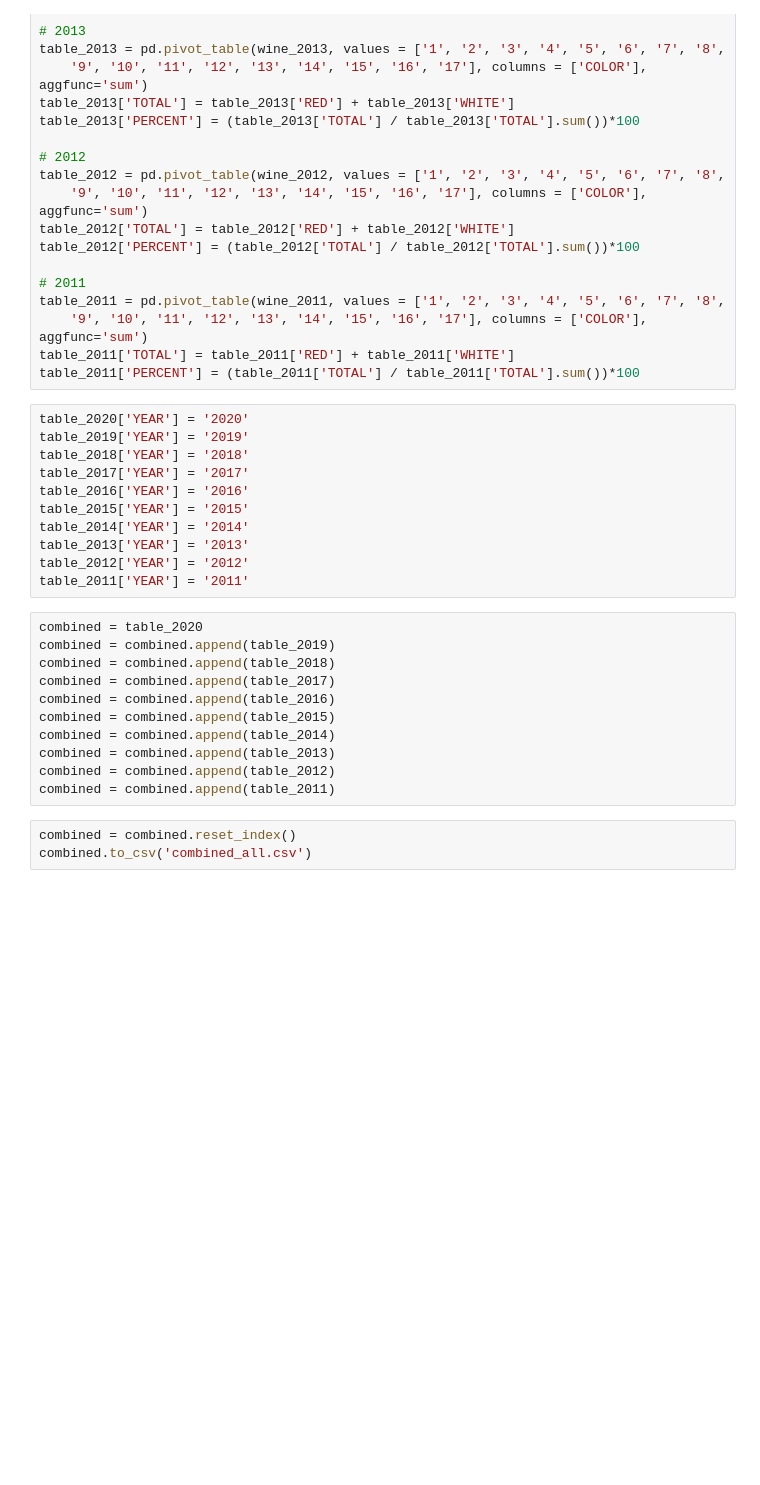
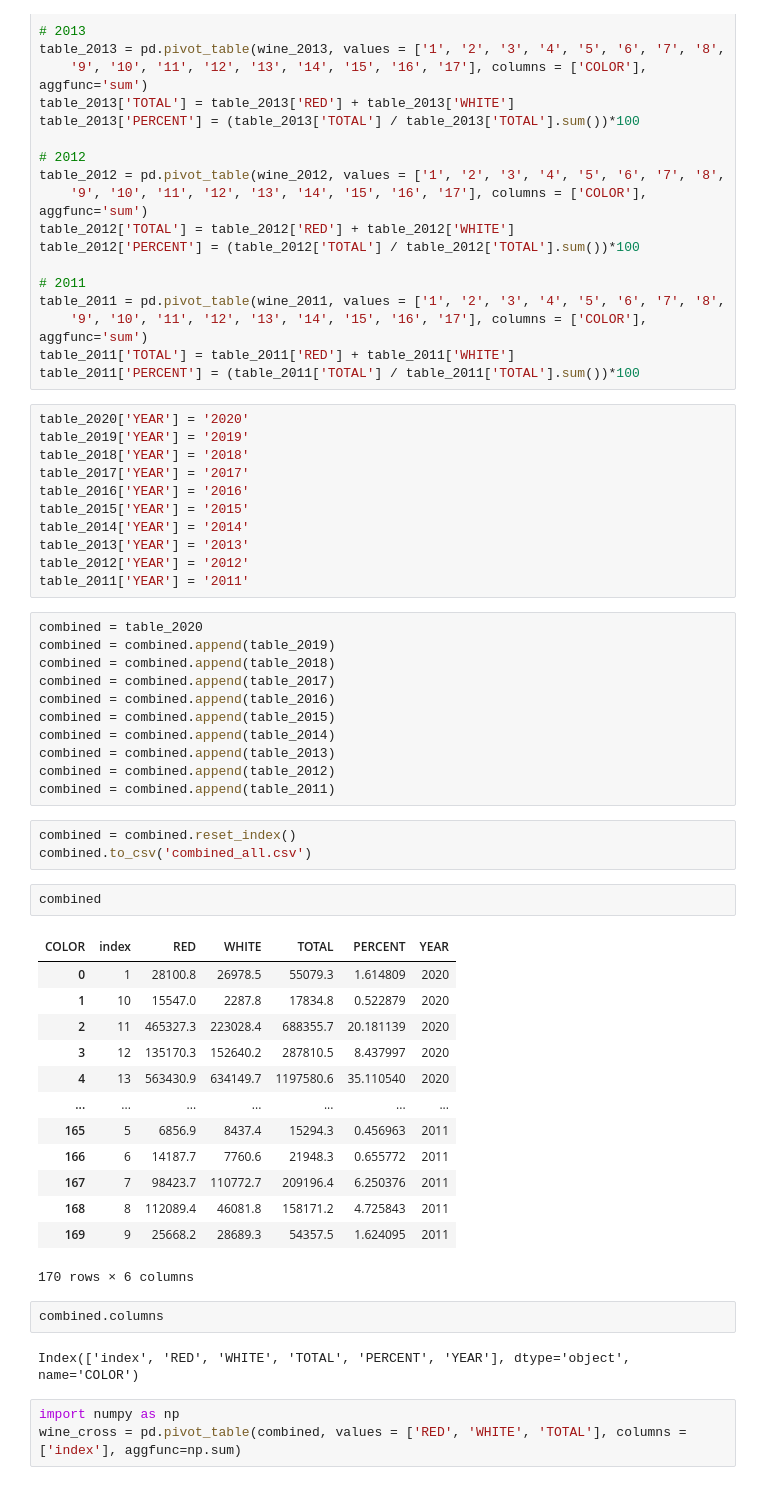
Before and after one commit to jluicci/w209_wine_fires, a Jupyter notebook: usda/viz_final_proj.ipynb, the cells around one changed output. Cells and saved outputs as stored; diff of their text form; blank space fills up the shorter version.

```diff
--- a/usda/viz_final_proj.ipynb
+++ b/usda/viz_final_proj.ipynb
@@ -98,3 +100,26 @@ combined = combined.append(table_2011)
 # %%
 combined = combined.reset_index()
 combined.to_csv('combined_all.csv')
+# %%
+combined
+# %% [output]
+| COLOR | index | RED | WHITE | TOTAL | PERCENT | YEAR |
+| 0 | 1 | 28100.8 | 26978.5 | 55079.3 | 1.614809 | 2020 |
+| 1 | 10 | 15547.0 | 2287.8 | 17834.8 | 0.522879 | 2020 |
+| 2 | 11 | 465327.3 | 223028.4 | 688355.7 | 20.181139 | 2020 |
+| 3 | 12 | 135170.3 | 152640.2 | 287810.5 | 8.437997 | 2020 |
+| 4 | 13 | 563430.9 | 634149.7 | 1197580.6 | 35.110540 | 2020 |
+| ... | ... | ... | ... | ... | ... | ... |
+| 165 | 5 | 6856.9 | 8437.4 | 15294.3 | 0.456963 | 2011 |
+| 166 | 6 | 14187.7 | 7760.6 | 21948.3 | 0.655772 | 2011 |
+| 167 | 7 | 98423.7 | 110772.7 | 209196.4 | 6.250376 | 2011 |
+| 168 | 8 | 112089.4 | 46081.8 | 158171.2 | 4.725843 | 2011 |
+| 169 | 9 | 25668.2 | 28689.3 | 54357.5 | 1.624095 | 2011 |
+170 rows × 6 columns
+# %%
+combined.columns
+# %% [output]
+Index(['index', 'RED', 'WHITE', 'TOTAL', 'PERCENT', 'YEAR'], dtype='object', name='COLOR')
+# %%
+import numpy as np
+wine_cross = pd.pivot_table(combined, values = ['RED', 'WHITE', 'TOTAL'], columns = ['index'], aggfunc=np.sum)
```
Also changed, not shown: parts of 12 cells of this notebook, 1 other file.
